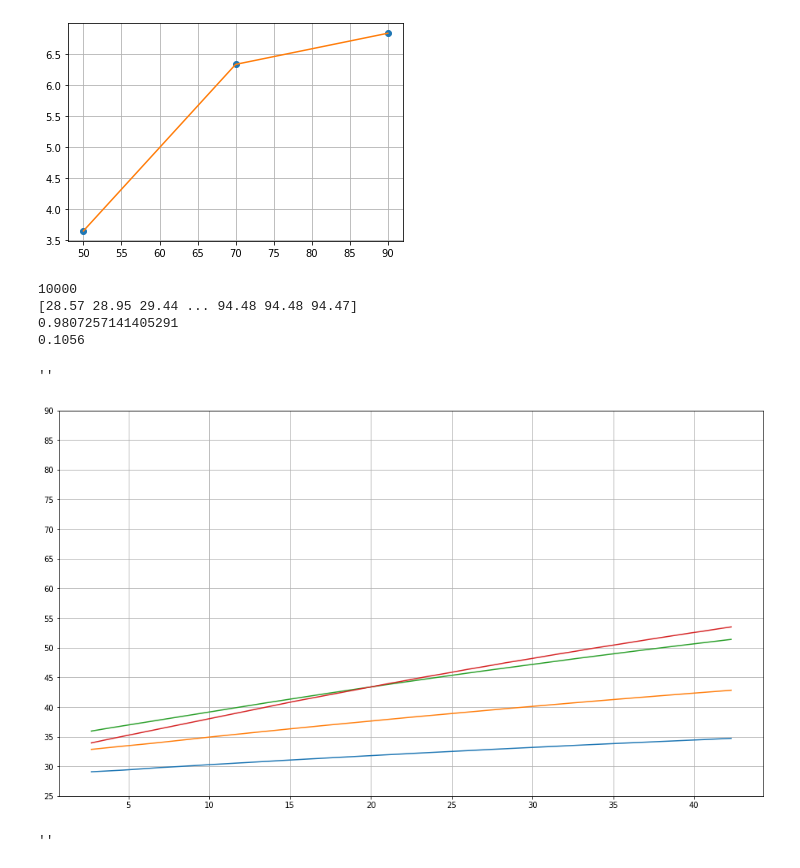
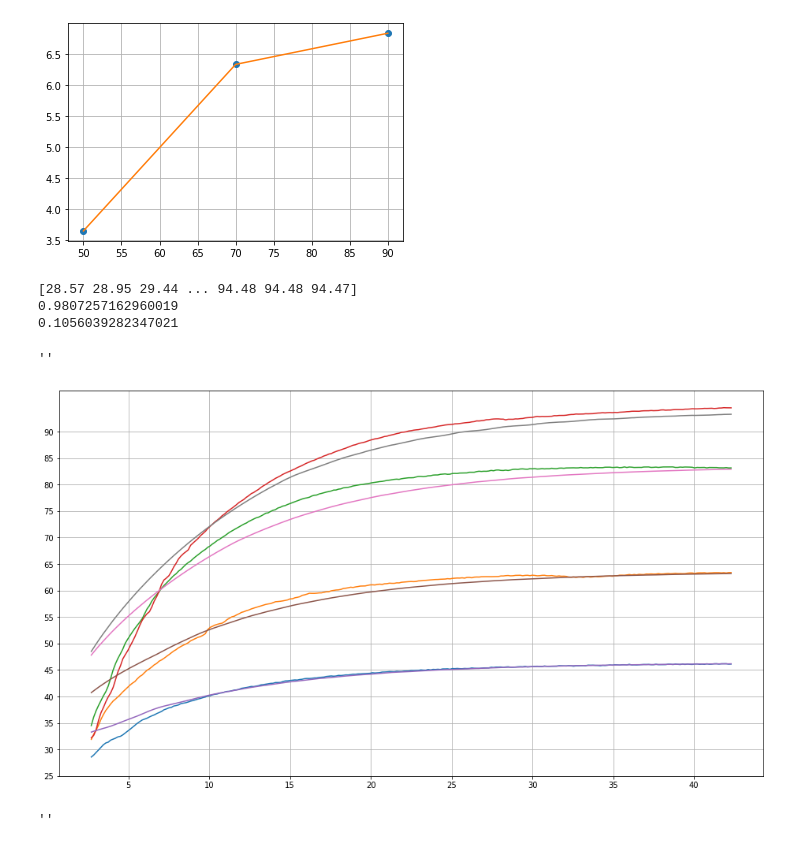
Before and after one commit to joshlwhitehead/work, a Jupyter notebook: analysis/heat/model/modelV3/activityTempMod.ipynb, the cells around one changed output. Drawn from its saved outputs; the diff is of its cells as text; code cells hidden in the pictures.

```diff
--- a/analysis/heat/model/modelV3/activityTempMod.ipynb
+++ b/analysis/heat/model/modelV3/activityTempMod.ipynb
@@ -87,6 +87,7 @@ zlist = np.array(zlist)
 ###############################################################################################################################################################################################
 # %%
 tries = np.arange(0,1,.0001)
+tries = np.random.uniform(0,1,100000)
 
 rr = {}
 for i in tries:
@@ -108,29 +109,28 @@ for i in tries:
 print(zlist)
 print(max(rr.keys()))
 print(rr[max(rr.keys())])
-rr[max(rr.keys())] = .01
+# rr[max(rr.keys())] = .01
 # %% [output]
-10000
 [28.57 28.95 29.44 ... 94.48 94.48 94.47]
-0.9807257141405291
-0.1056
+0.9807257162960019
+0.1056039282347021
 # %%
 plt.figure(figsize=(16,9))
-# for i in range(len(sampRaw)):
-#     plt.plot(time[i],sampRaw[i])
+for i in range(len(sampRaw)):
+    plt.plot(time[i],sampRaw[i])
 for i in range(len(totalDat)):
     plt.plot(time[i],T(rr[max(rr.keys())],Ttherm[i],time[i],sampRaw[i]))
 
     # plt.plot(time[i],T(.025,Ttherm[i],time[i]))
 plt.grid()
 plt.yticks(np.arange(25,95,5))
 # plt.xticks(np.arange(0,500,50))
 
 
 ;
 # %% [output]
 ''
-[figure, old version]
+[figure, new version]
 # %%
 x = [50,70,90,100]
 y = [.1003,.1052,.1122,.0982]
```
